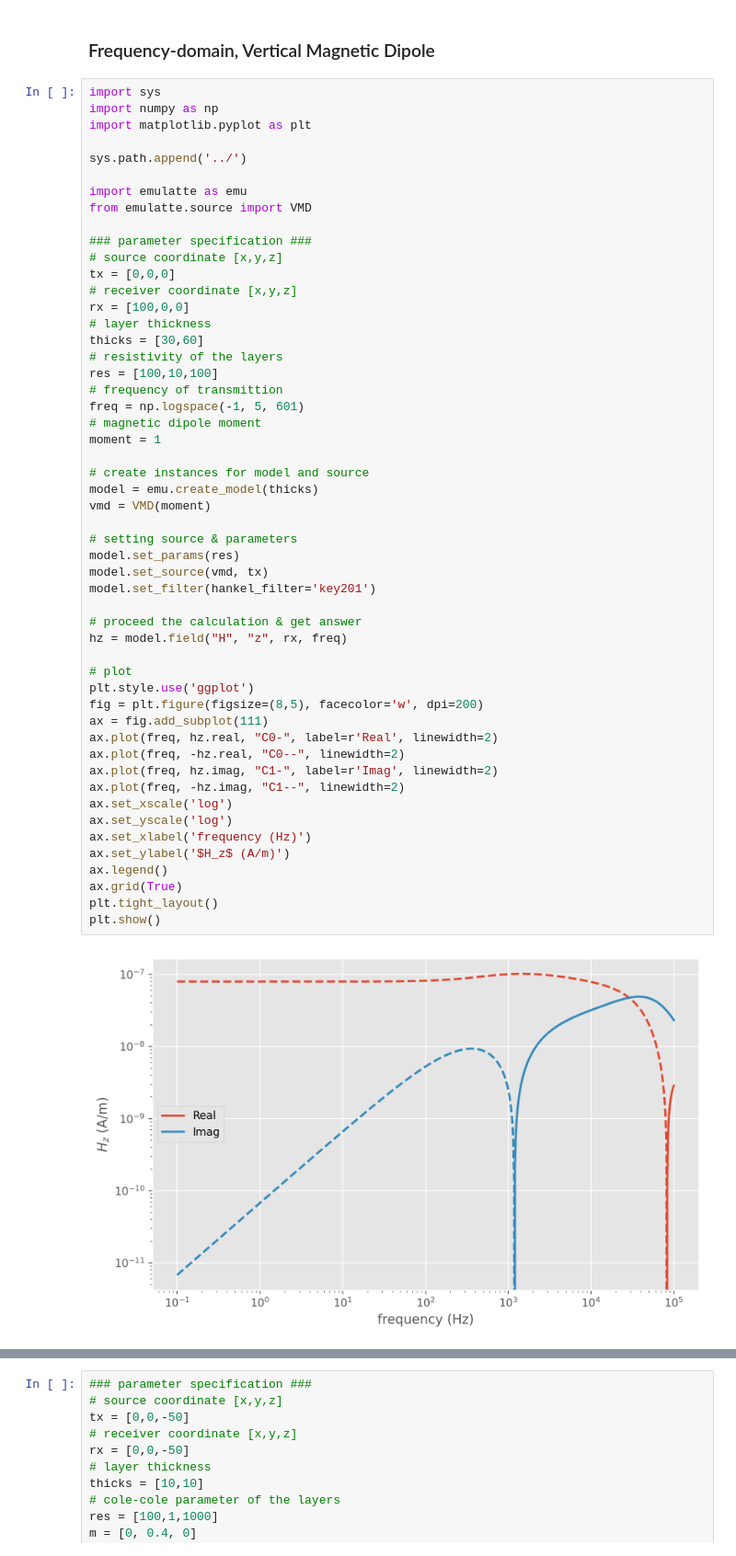
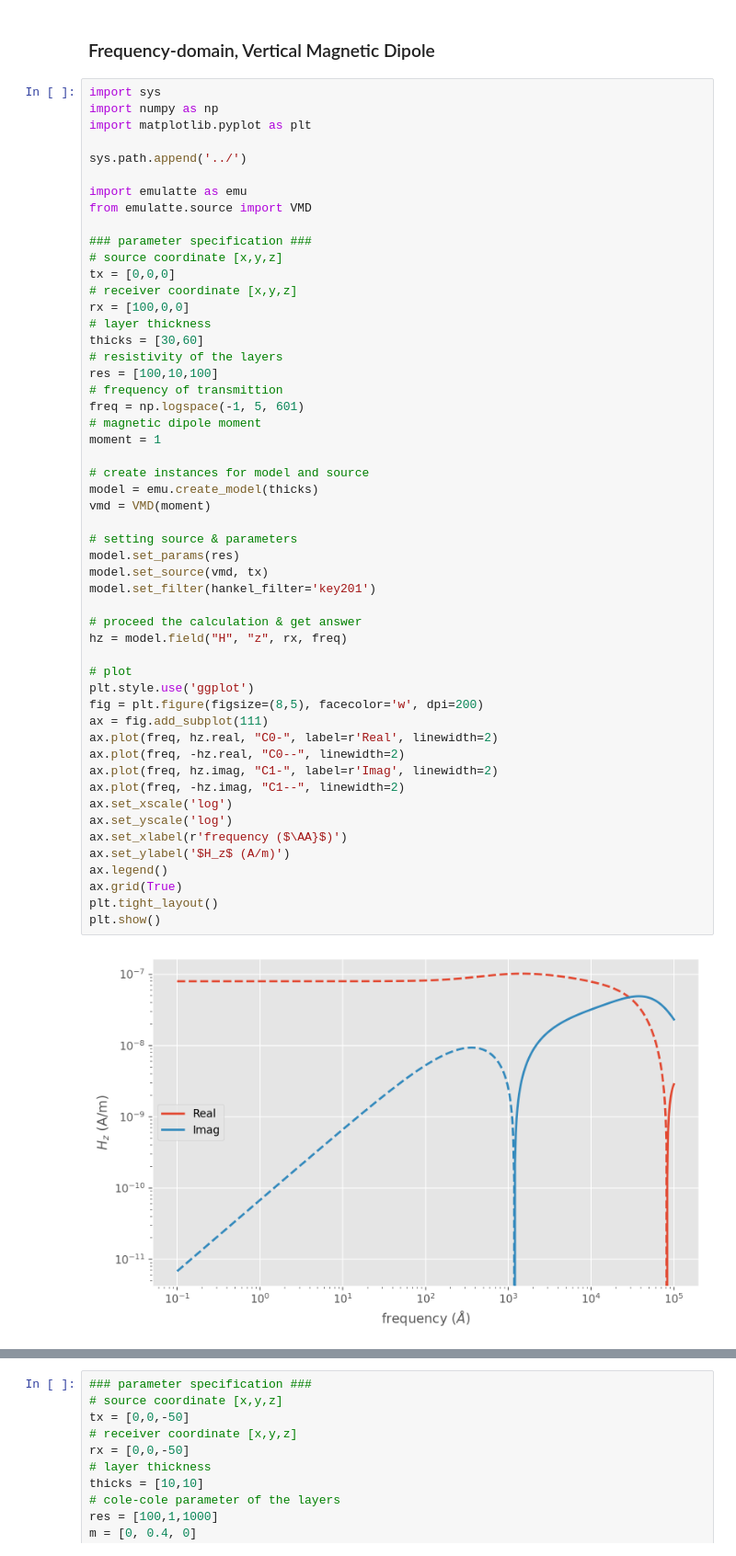
Before and after one commit to WasedaGeophysics/emulatte, a Jupyter notebook: lab/introduction.ipynb, the cells around one changed output, grey strips where cells are left out. Shown at 92% size. Drawn from its saved outputs; the diff is of its cells as text.

```diff
--- a/lab/introduction.ipynb
+++ b/lab/introduction.ipynb
@@ -29,35 +29,35 @@ freq = np.logspace(-1, 5, 601)
 moment = 1
 
 # create instances for model and source
 model = emu.create_model(thicks)
 vmd = VMD(moment)
 
 # setting source & parameters
 model.set_params(res)
 model.set_source(vmd, tx)
 model.set_filter(hankel_filter='key201')
 
 # proceed the calculation & get answer
 hz = model.field("H", "z", rx, freq)
 
 # plot
 plt.style.use('ggplot')
 fig = plt.figure(figsize=(8,5), facecolor='w', dpi=200)
 ax = fig.add_subplot(111)
 ax.plot(freq, hz.real, "C0-", label=r'Real', linewidth=2)
 ax.plot(freq, -hz.real, "C0--", linewidth=2)
 ax.plot(freq, hz.imag, "C1-", label=r'Imag', linewidth=2)
 ax.plot(freq, -hz.imag, "C1--", linewidth=2)
 ax.set_xscale('log')
 ax.set_yscale('log')
-ax.set_xlabel('frequency (Hz)')
+ax.set_xlabel(r'frequency ($\AA}$)')
 ax.set_ylabel('$H_z$ (A/m)')
 ax.legend()
 ax.grid(True)
 plt.tight_layout()
 plt.show()
 # %% [output]
-[figure, old version]
+[figure, new version]
 # %%
 import sys
 import numpy as np
```
Also changed, not shown: parts of 9 cells of this notebook, 8 other files.
